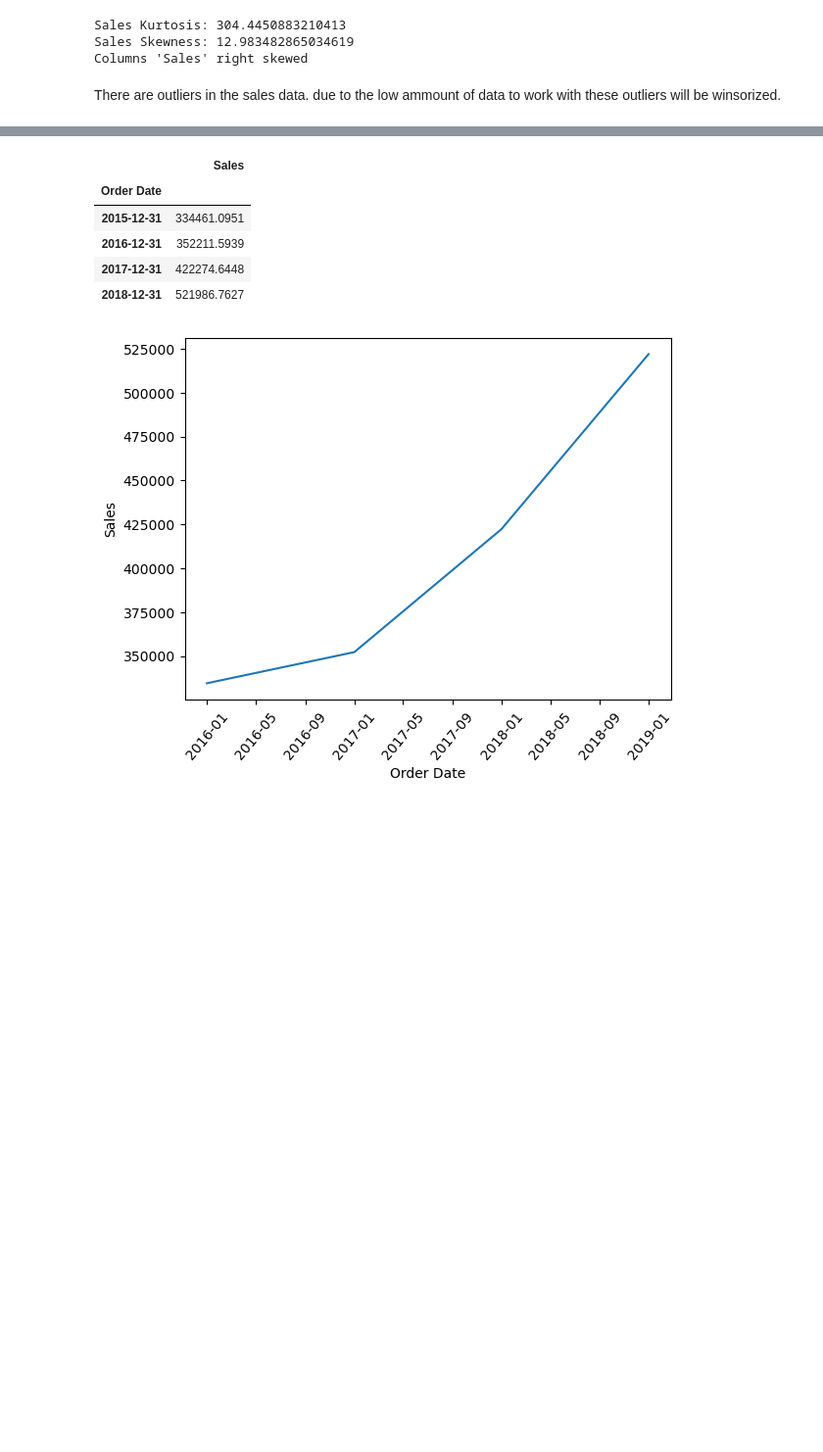
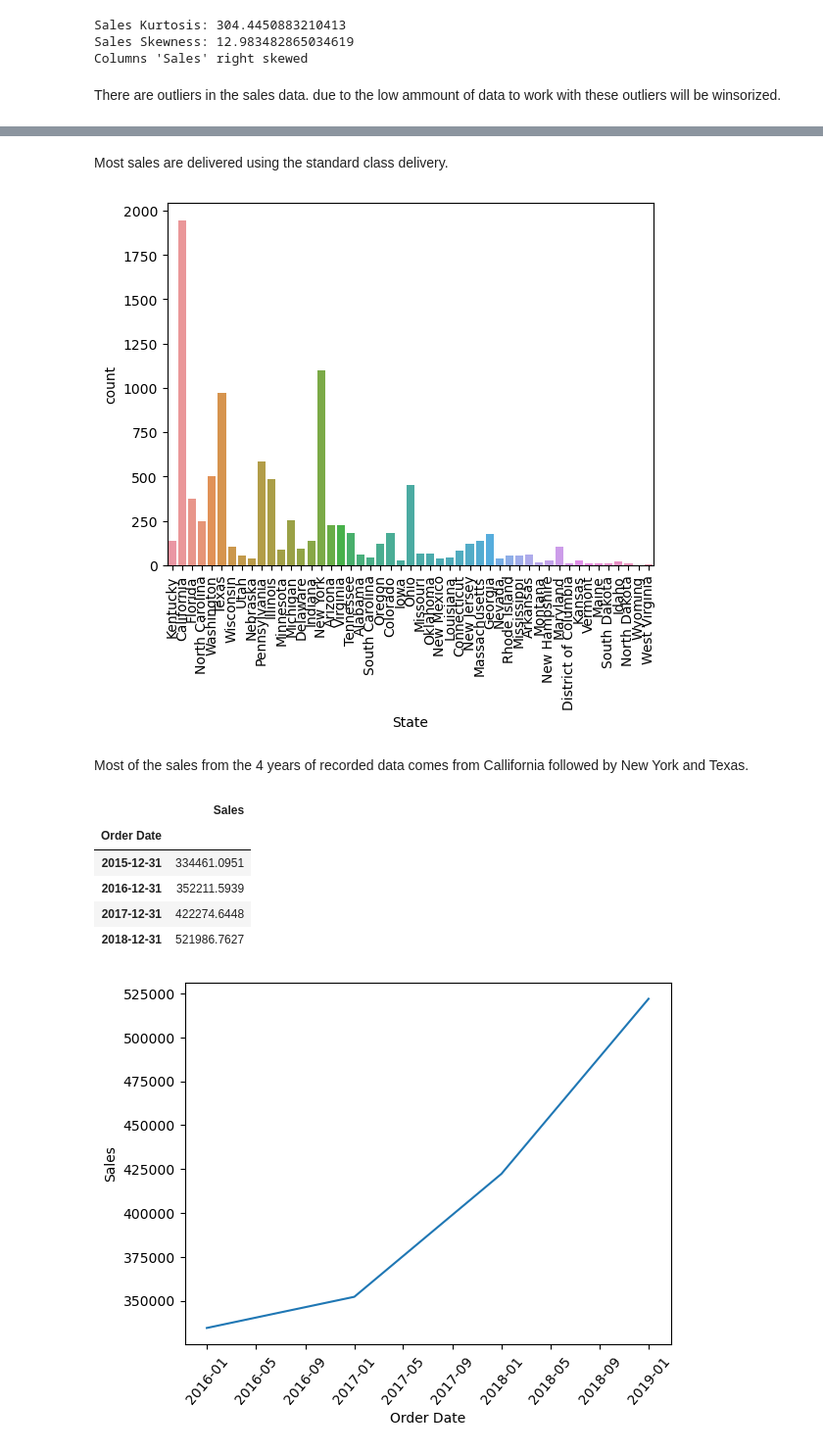
Before and after one commit to FerryMS/Sales_Projection, a Jupyter notebook: SuperstoreAnalysis.ipynb, the cells around one changed output, grey strips where cells are left out. Shown at 98% size. Cells and saved outputs as stored; diff of their text form; code cells hidden in the pictures; blank space fills up the shorter version.

```diff
--- a/SuperstoreAnalysis.ipynb
+++ b/SuperstoreAnalysis.ipynb
@@ -183 +185,13 @@ Columns 'Sales' right skewed
+# %% [markdown]
+Most sales are delivered using the standard class delivery.
+# %%
+# checking sales count by state
+plt.subplot()
+sns.countplot(df['State'])
+plt.xticks(rotation=90)
+plt.show()
+# %% [output]
+[figure, added]
+# %% [markdown]
+Most of the sales from the 4 years of recorded data comes from Callifornia followed by New York and Texas.
 # %%
```
Also changed, not shown: parts of 22 cells of this notebook.
